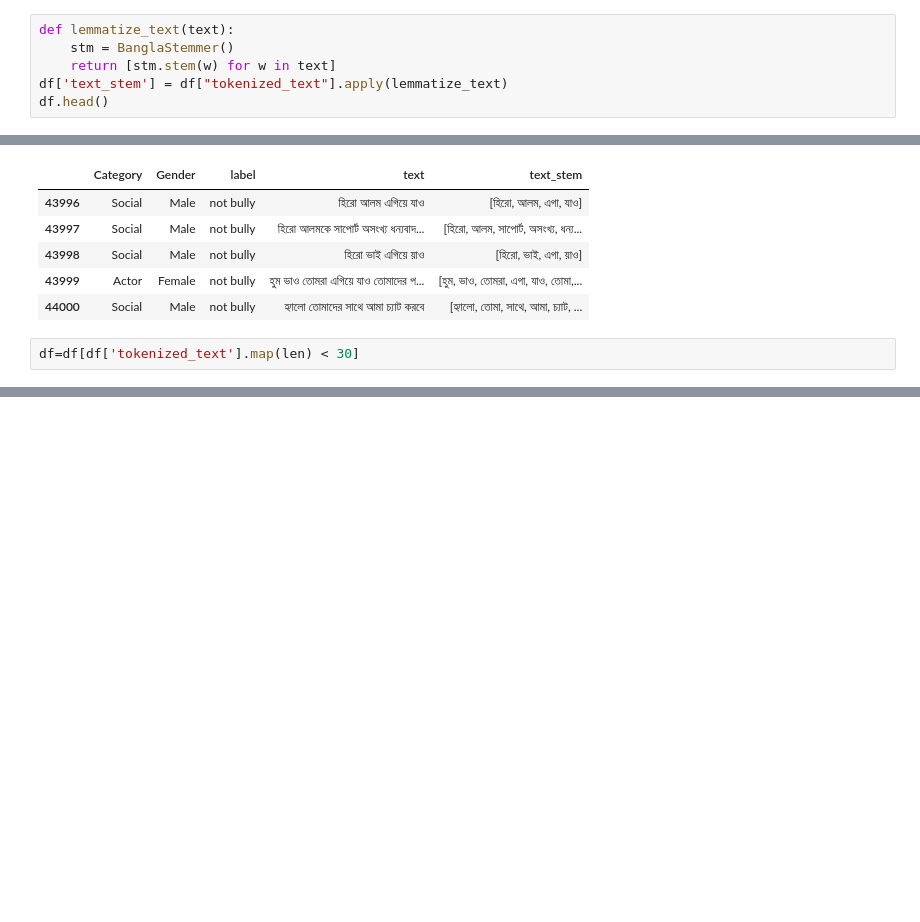
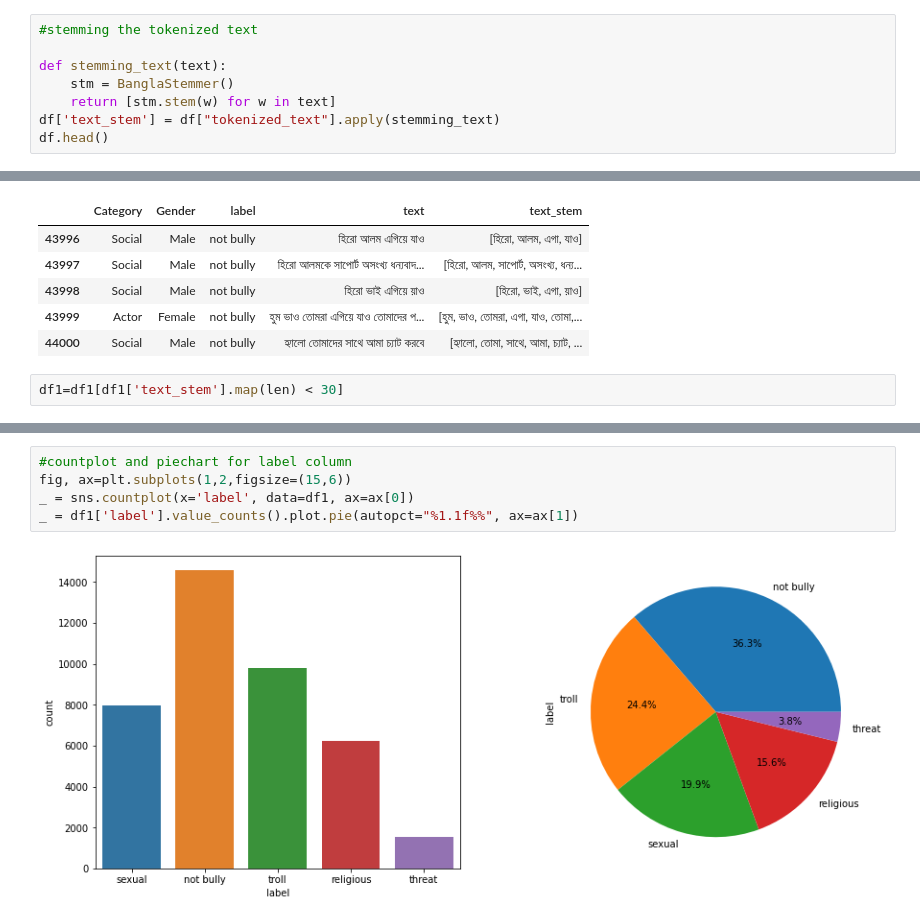
Before and after one commit to rezaul-h/Multi-class-sentiment-analysis-on-bangali-language-, a Jupyter notebook: preprocess.ipynb, the cells around one changed output, grey strips where cells are left out. Drawn from its saved outputs; the diff is of its cells as text; blank space fills up the shorter version.

Commit message:
visualization done

```diff
--- a/preprocess.ipynb
+++ b/preprocess.ipynb
@@ -208,10 +218,12 @@ df.head()
 | 3 | ক্যাপ্টেন অফ বাংলাদেশ | Sports | Male | 0.0 | not bully | ক্যাপ্টেন অফ বাংলাদেশ | [ক্যাপ্টেন, অফ, বাংলাদেশ] | 3 |
 | 4 | পটকা মাছ | Politician | Male | 0.0 | troll | পটকা মাছ | [পটকা, মাছ] | 2 |
 # %%
-def lemmatize_text(text):
+#stemming the tokenized text
+
+def stemming_text(text):
     stm = BanglaStemmer()
     return [stm.stem(w) for w in text]
-df['text_stem'] = df["tokenized_text"].apply(lemmatize_text)
+df['text_stem'] = df["tokenized_text"].apply(stemming_text)
 df.head()
 # %% [output]
 Streaming output truncated to the last 5000 lines.
@@ -271,4 +283,4 @@ df1.tail()
 | 43999 | Actor | Female | not bully | হুম ভাও তোমরা এগিয়ে যাও তোমাদের প... | [হুম, ভাও, তোমরা, এগা, যাও, তোমা,... |
 | 44000 | Social | Male | not bully | হ্যালো তোমাদের সাথে আমা চ্যাট করবে | [হ্যালো, তোমা, সাথে, আমা, চ্যাট, ... |
 # %%
-df=df[df['tokenized_text'].map(len) < 30]
+df1=df1[df1['text_stem'].map(len) < 30]
@@ -274,0 +315,7 @@ df=df[df['tokenized_text'].map(len) < 30]
+# %%
+#countplot and piechart for label column
+fig, ax=plt.subplots(1,2,figsize=(15,6))
+_ = sns.countplot(x='label', data=df1, ax=ax[0])
+_ = df1['label'].value_counts().plot.pie(autopct="%1.1f%%", ax=ax[1])
+# %% [output]
+[figure, added]
```
Also changed, not shown: parts of 13 cells of this notebook.
